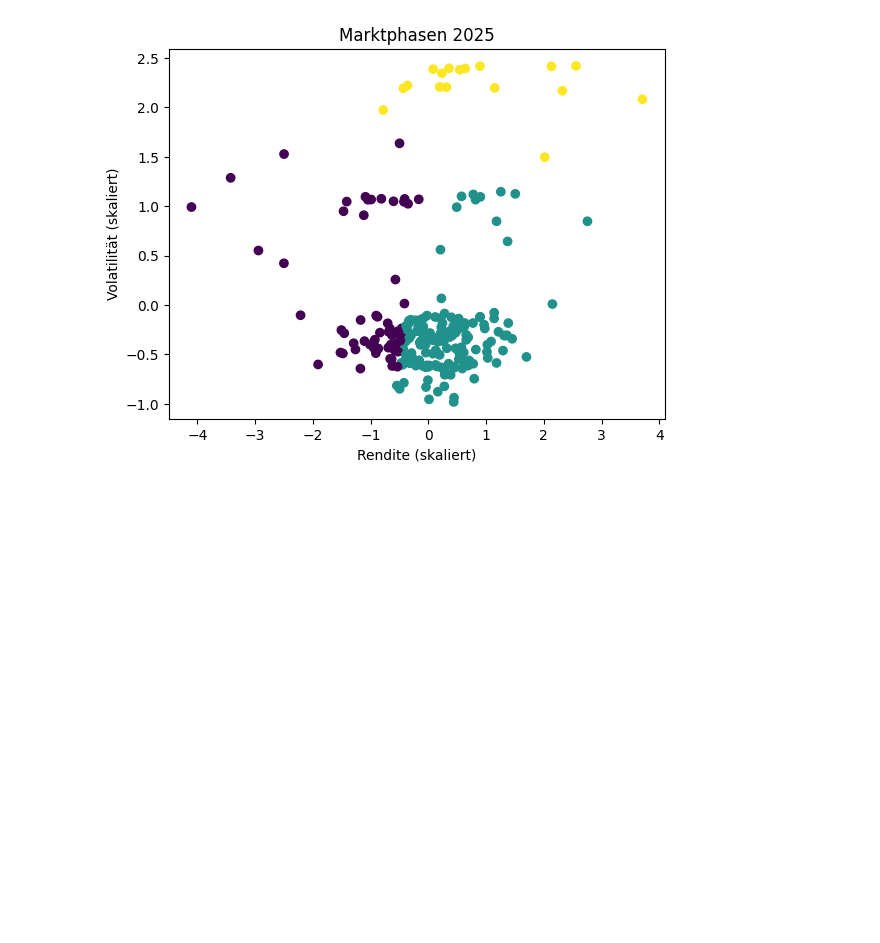
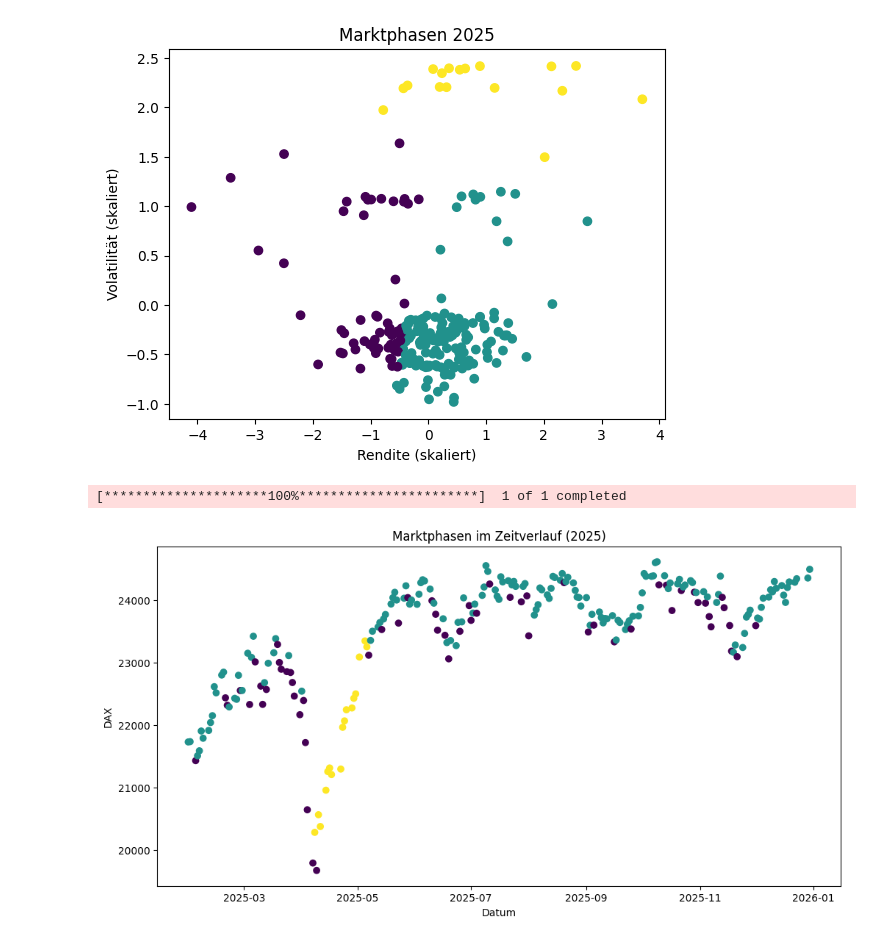
Before and after one commit to KreakxX/StockPredictor, a Jupyter notebook: Clustering_Marktphasen.ipynb, the cells around one changed output. Cells and saved outputs as stored; diff of their text form; code cells hidden in the pictures; blank space fills up the shorter version.

```diff
--- a/Clustering_Marktphasen.ipynb
+++ b/Clustering_Marktphasen.ipynb
@@ -147,3 +150,35 @@ plt.title("Marktphasen 2025")
 plt.show()
 # %% [output]
 [figure]
+# %%
+latestMonthDax = yf.download("^GDAXI", period="1mo", interval="1d")
+latestMonthDax["Rendite"] = latestMonthDax["Close"].pct_change()
+latestMonthDax["Volatilität"] = latestMonthDax["Rendite"].rolling(window=20).std()
+
+latestMonthDax = latestMonthDax.dropna()
+
+newFeatures = latestMonthDax[["Rendite","Volatilität" ]]
+
+features_scaled = scaler.transform(newFeatures)
+
+kmeans.predict(features_scaled)
+latestMonthDax["Cluster"] = kmeans.predict(features_scaled)
+# %% [output]
+[*********************100%***********************]  1 of 1 completed
+# %%
+plt.figure(figsize=(12,6))
+
+plt.scatter(
+    latestDax.index,
+    latestDax["Close"],
+    c=latestDax["Cluster"],
+    cmap="viridis"
+)
+
+plt.xlabel("Datum")
+plt.ylabel("DAX")
+plt.title("Marktphasen im Zeitverlauf (2025)")
+
+plt.show()
+# %% [output]
+[figure, added]
```
Also changed, not shown: parts of 1 cell of this notebook, 1 other file.
